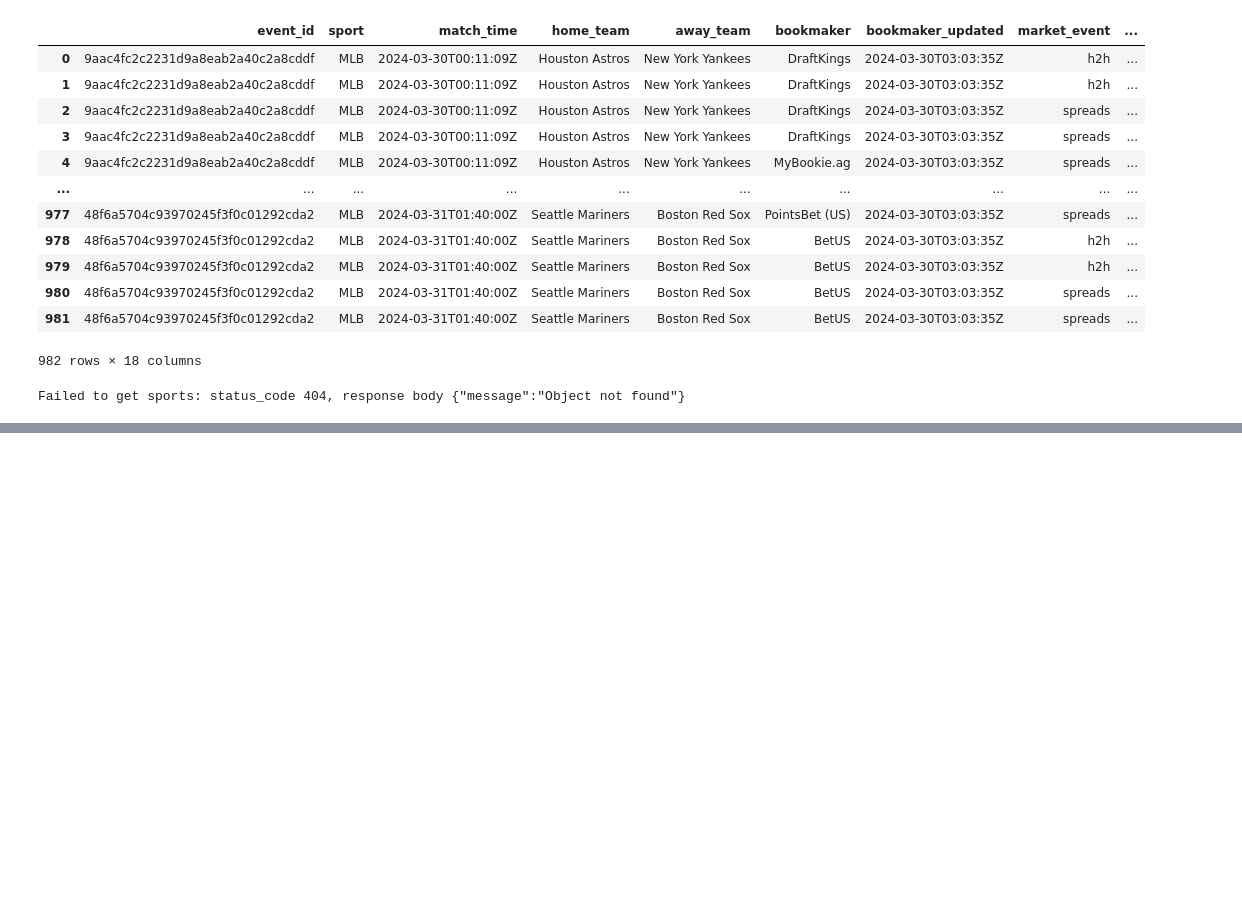
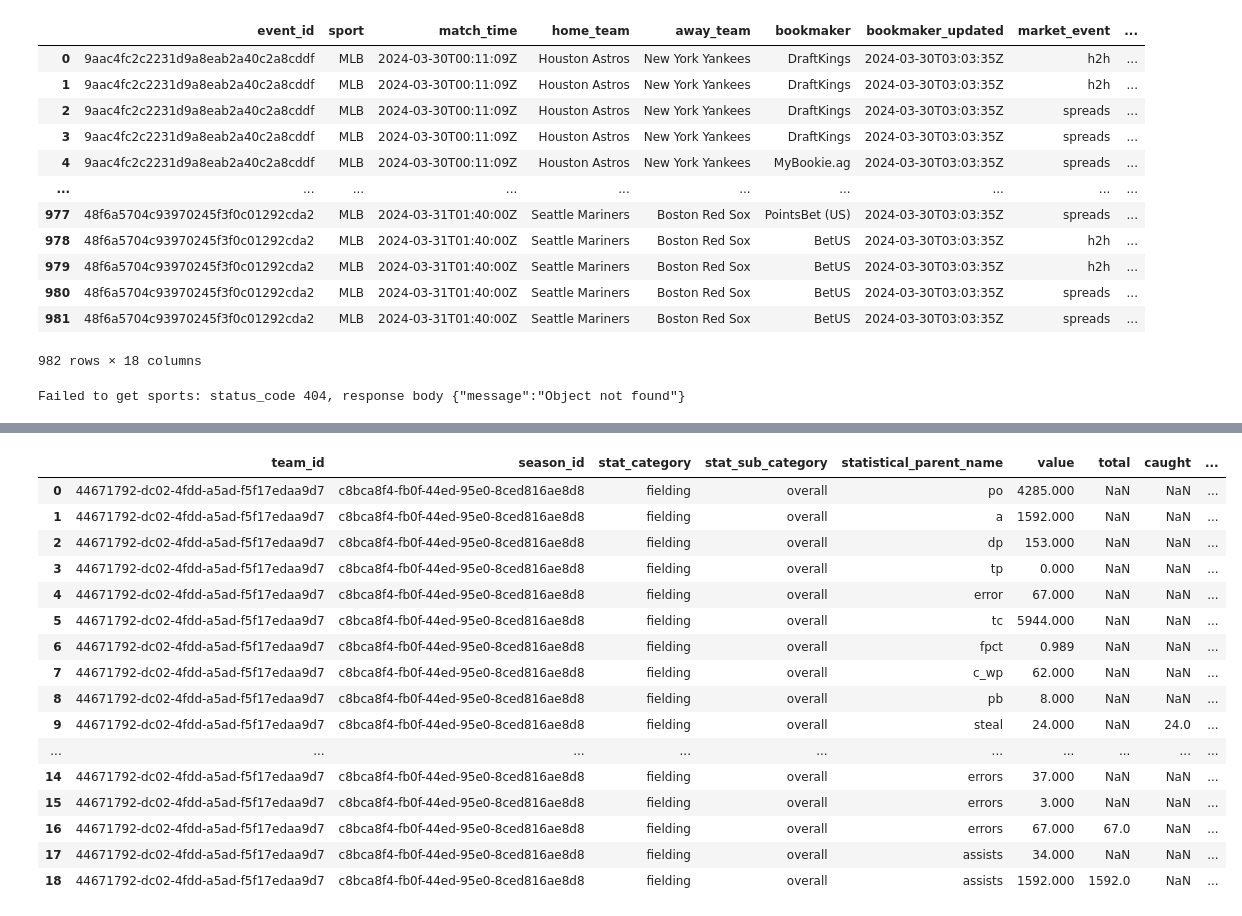
Before and after one commit to beaulieub58/personal_projects, a Jupyter notebook: odds.ipynb, the cells around one changed output, grey strips where cells are left out. Cells and saved outputs as stored; diff of their text form; code cells hidden in the pictures; blank space fills up the shorter version.

```diff
--- a/odds.ipynb
+++ b/odds.ipynb
@@ -326,0 +314,40 @@ See the caveats in the documentation: https://pandas.pydata.org/pandas-docs/stab
+# %%
+
+def get_max_array_values_for_stats(df, ls):
+
+   for i in df.values:
+
+      ls.append(np.nanmax(i[df.columns.get_loc('value'):]))
+
+
+
+   '''df.loc[:,'value'] = ls
+
+
+   '''
+   #column_cutoff_index = df.columns.get_loc('value')
+   #df = df.iloc[:,:column_cutoff_index+1]
+   return df
+
+
+
+
+get_max_array_values_for_stats(df = team_df_fielding, ls = [])
+# %% [output]
+|  | team_id | season_id | stat_category | stat_sub_category | statistical_parent_name | value | total | caught | ... |
+| 0 | 44671792-dc02-4fdd-a5ad-f5f17edaa9d7 | c8bca8f4-fb0f-44ed-95e0-8ced816ae8d8 | fielding | overall | po | 4285.000 | NaN | NaN | ... |
+| 1 | 44671792-dc02-4fdd-a5ad-f5f17edaa9d7 | c8bca8f4-fb0f-44ed-95e0-8ced816ae8d8 | fielding | overall | a | 1592.000 | NaN | NaN | ... |
+| 2 | 44671792-dc02-4fdd-a5ad-f5f17edaa9d7 | c8bca8f4-fb0f-44ed-95e0-8ced816ae8d8 | fielding | overall | dp | 153.000 | NaN | NaN | ... |
+| 3 | 44671792-dc02-4fdd-a5ad-f5f17edaa9d7 | c8bca8f4-fb0f-44ed-95e0-8ced816ae8d8 | fielding | overall | tp | 0.000 | NaN | NaN | ... |
+| 4 | 44671792-dc02-4fdd-a5ad-f5f17edaa9d7 | c8bca8f4-fb0f-44ed-95e0-8ced816ae8d8 | fielding | overall | error | 67.000 | NaN | NaN | ... |
+| 5 | 44671792-dc02-4fdd-a5ad-f5f17edaa9d7 | c8bca8f4-fb0f-44ed-95e0-8ced816ae8d8 | fielding | overall | tc | 5944.000 | NaN | NaN | ... |
+| 6 | 44671792-dc02-4fdd-a5ad-f5f17edaa9d7 | c8bca8f4-fb0f-44ed-95e0-8ced816ae8d8 | fielding | overall | fpct | 0.989 | NaN | NaN | ... |
+| 7 | 44671792-dc02-4fdd-a5ad-f5f17edaa9d7 | c8bca8f4-fb0f-44ed-95e0-8ced816ae8d8 | fielding | overall | c_wp | 62.000 | NaN | NaN | ... |
+| 8 | 44671792-dc02-4fdd-a5ad-f5f17edaa9d7 | c8bca8f4-fb0f-44ed-95e0-8ced816ae8d8 | fielding | overall | pb | 8.000 | NaN | NaN | ... |
+| 9 | 44671792-dc02-4fdd-a5ad-f5f17edaa9d7 | c8bca8f4-fb0f-44ed-95e0-8ced816ae8d8 | fielding | overall | steal | 24.000 | NaN | 24.0 | ... |
+| ... | ... | ... | ... | ... | ... | ... | ... | ... | ... |
+| 14 | 44671792-dc02-4fdd-a5ad-f5f17edaa9d7 | c8bca8f4-fb0f-44ed-95e0-8ced816ae8d8 | fielding | overall | errors | 37.000 | NaN | NaN | ... |
+| 15 | 44671792-dc02-4fdd-a5ad-f5f17edaa9d7 | c8bca8f4-fb0f-44ed-95e0-8ced816ae8d8 | fielding | overall | errors | 3.000 | NaN | NaN | ... |
+| 16 | 44671792-dc02-4fdd-a5ad-f5f17edaa9d7 | c8bca8f4-fb0f-44ed-95e0-8ced816ae8d8 | fielding | overall | errors | 67.000 | 67.0 | NaN | ... |
+| 17 | 44671792-dc02-4fdd-a5ad-f5f17edaa9d7 | c8bca8f4-fb0f-44ed-95e0-8ced816ae8d8 | fielding | overall | assists | 34.000 | NaN | NaN | ... |
+| 18 | 44671792-dc02-4fdd-a5ad-f5f17edaa9d7 | c8bca8f4-fb0f-44ed-95e0-8ced816ae8d8 | fielding | overall | assists | 1592.000 | 1592.0 | NaN | ... |
```
Also changed, not shown: parts of 2 cells of this notebook.
